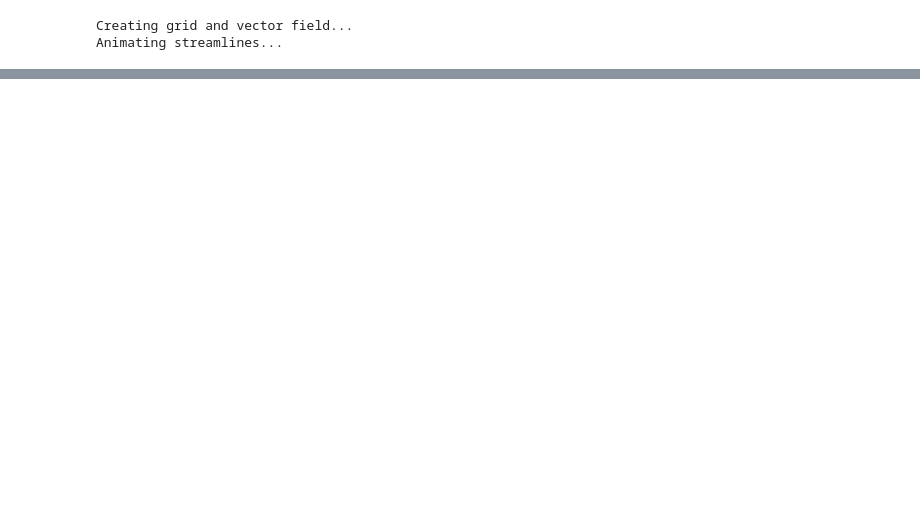
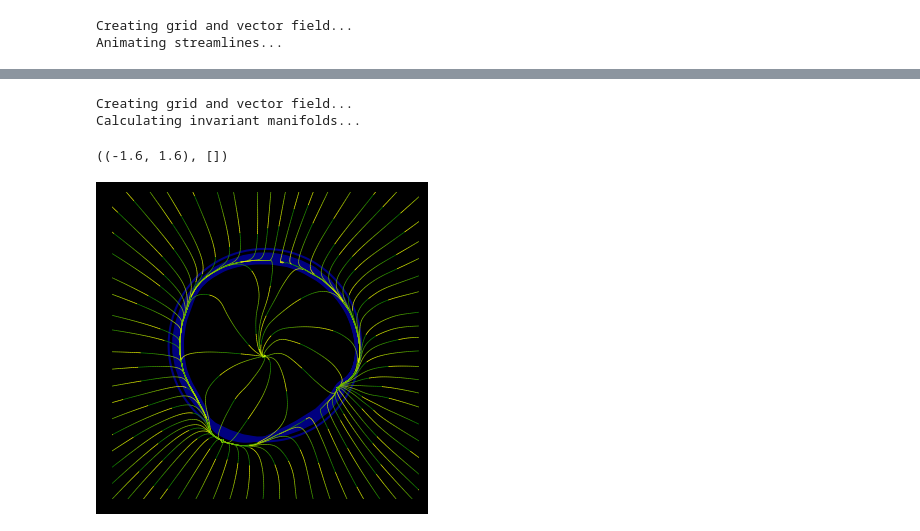
Before and after one commit to Asagodi/topological_diversity, a Jupyter notebook: Stability/videos/vector_field_animation.ipynb, the cells around one changed output, grey strips where cells are left out. Drawn from its saved outputs; the diff is of its cells as text; code cells hidden in the pictures; blank space fills up the shorter version.

```diff
--- a/Stability/videos/vector_field_animation.ipynb
+++ b/Stability/videos/vector_field_animation.ipynb
@@ -787,0 +844,36 @@ inv_mans = create_invman_sequence(perturb_grid_u, perturb_grid_v, n_pert_steps,
+# %%
+from sklearn.gaussian_process.kernels import RBF, ConstantKernel as C
+
+random_seed = 111
+Y, X = np.mgrid[-min_val_sim:min_val_sim:complex(0, n_grid), -min_val_sim:min_val_sim:complex(0, n_grid)]
+U = X * (1- np.sqrt(X**2 + Y**2))
+V = Y * (1- np.sqrt(X**2 + Y**2))
+
+print("Creating grid and vector field...")
+U_pert, V_pert, perturb_u, perturb_v = get_random_vector_field_from_ringattractor(min_val_sim=min_val_sim, n_grid=n_grid, norm=norm, random_seed=random_seed)
+
+print("Creating grids for ODE") # Create interpolation functions for the vector field
+grid_u, grid_v, perturb_grid_u, perturb_grid_v, full_grid_u, full_grid_v = initialize_grids(U, V, U_pert, V_pert, min_val_sim, n_grid)
+
+print("Calculating invariant manifolds...")
+n_pert_steps = 15
+inv_mans = create_invman_sequence(perturb_grid_u, perturb_grid_v, n_pert_steps, initial_conditions, num_points)
+# %% [output]
+Creating grid and vector field...
+Calculating invariant manifolds...
+# %%
+fig = plt.figure(figsize=(5,5), facecolor='black')
+ax = plt.subplot(1, 1, 1, aspect=1, facecolor='black')#ax.plot(ring[:,0], ring[:,1], 'b')
+for inv_man in inv_mans:
+    ax.plot(inv_man[:,0], inv_man[:,1], 'navy')
+ax.set_xticks([])
+ax.set_yticks([])
+interpol_param = 1
+s = Streamlines(X, Y, U+interpol_param*perturb_u, V+interpol_param*perturb_v)
+lengths, colors, lines = initialize_streamlines(ax, s, cmap)
+
+ax.set_xlim(-min_val_plot, min_val_plot), ax.set_xticks([])
+ax.set_ylim(-min_val_plot, min_val_plot), ax.set_yticks([])
+# %% [output]
+((-1.6, 1.6), [])
+[figure, added]
```
Also changed, not shown: parts of 26 cells of this notebook.
